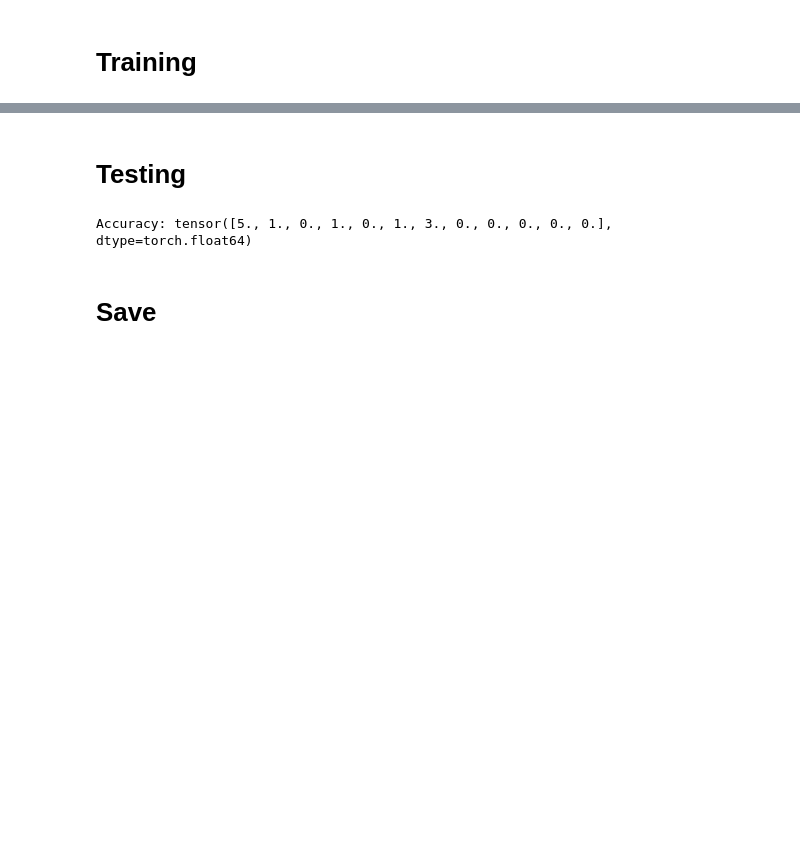
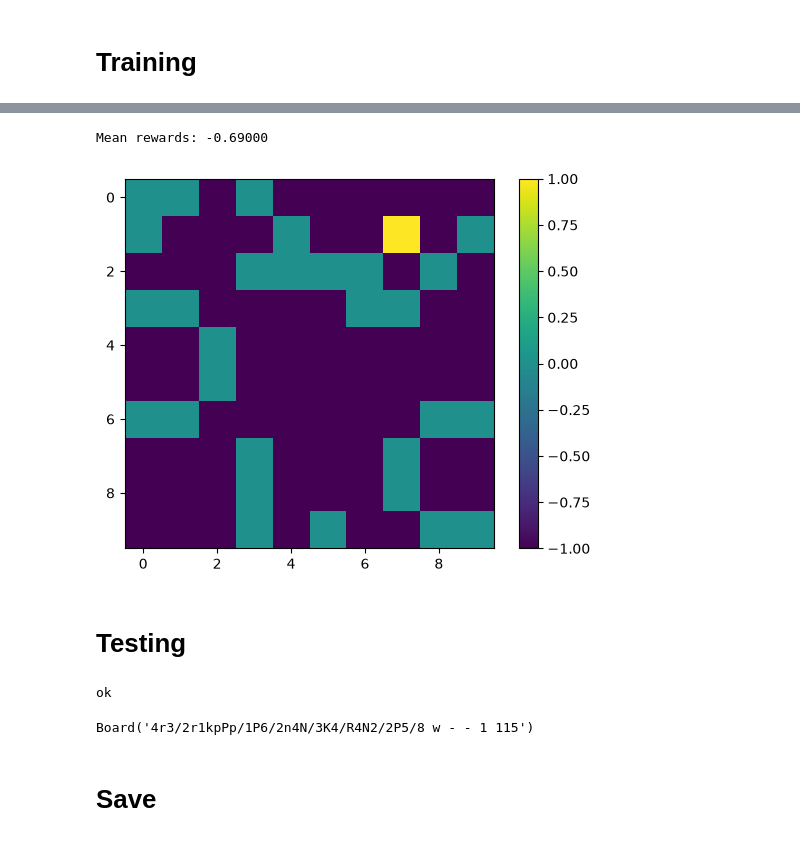
Before and after one commit to Himer65/PlanktonAI, a Jupyter notebook: train.ipynb, the cells around one changed output, grey strips where cells are left out. Saved outputs shown, nothing was run; the diff lists cells and outputs as text; code cells hidden in the pictures; blank space fills up the shorter version.

Commit message:
train model

```diff
--- a/train.ipynb
+++ b/train.ipynb
@@ -13,26 +12,28 @@ from matplotlib import pyplot as plt
 # %%
 num_param = lambda m: sum(p.numel() for p in m.parameters())
 
-def loss_func(white, black):
-    white = torch.log(white)
-    black = torch.log(black)
+def loss_func(ten, reward):
+    entropy = -(ten * torch.log(ten + 1e-9)).sum(dim=1).mean()
+    loss = -(reward * torch.log(ten + 1e-9)).mean() - 0.1 * entropy
 
-def train(env, opt, game=1):
-    hist_loss = []
+    return loss
 
-    for _ in tqdm(range(game), "Games"):
-        white, black = env()
-        loss = loss_func(white, black)
+def train(env, opt, games=1):
+    hist_reward = []
+
+    for _ in tqdm(range(games), "Games"):
+        moves, reward = env()
+        loss = loss_func(moves, reward)
 
         loss.backward()
         opt.step()
         opt.zero_grad()
-        hist_loss.append(loss.item())
+        hist_reward.append(reward)
 
-    return hist_loss
+    return hist_reward
 # %%
 plankton = Plankton()
-env = ChessPlaying(plankton, 64)
+env = ChessPlaying(plankton)
 opt = Adam(
     plankton.parameters(),
     lr=1e-4,
@@ -52,10 +62,43 @@ print("End loss:", hist_loss[-1])
+# %%
+hist = train(
+    env = env,
+    opt = opt,
+    games = 100,
+)
+
+print(f"Mean rewards: {sum(hist)/len(hist):.5f}")
+plt.imshow(torch.tensor(hist)[-100:].view(10, 10))
+plt.colorbar()
+plt.show()
+# %% [output]
+Mean rewards: -0.69000
+[figure, added]
 # %% [markdown]
 # Testing
-# %%
-acc = torch.round(test_encoder(enc, dec, data))[0].sum((1, 2))
-print(f"Accuracy: {acc}")
-# %% [output]
-Accuracy: tensor([5., 1., 0., 1., 0., 1., 3., 0., 0., 0., 0., 0.], dtype=torch.float64)
+# %%
+import chess
+import random
+
+board = chess.Board()
+env.model.eval()
+print("ok")
+# %% [output]
+ok
+# %%
+# Random moves
+move_white = random.choice(list(board.legal_moves))
+board.push(move_white)
+
+with torch.no_grad():
+    board_ten = env.board_to_tensor(board.board_fen())
+    ctx = env.board_to_ctx(board)
+    out = env.model(board_ten, ctx)
+    move = env.ten_to_move(out, list(board.legal_moves))
+    board.push(move)
+
+board
+# %% [output]
+Board('4r3/2r1kpPp/1P6/2n4N/3K4/R4N2/2P5/8 w - - 1 115')
 # %% [markdown]
 # Save
 # %%
```
Also changed, not shown: parts of 3 cells of this notebook, 1 other file.
